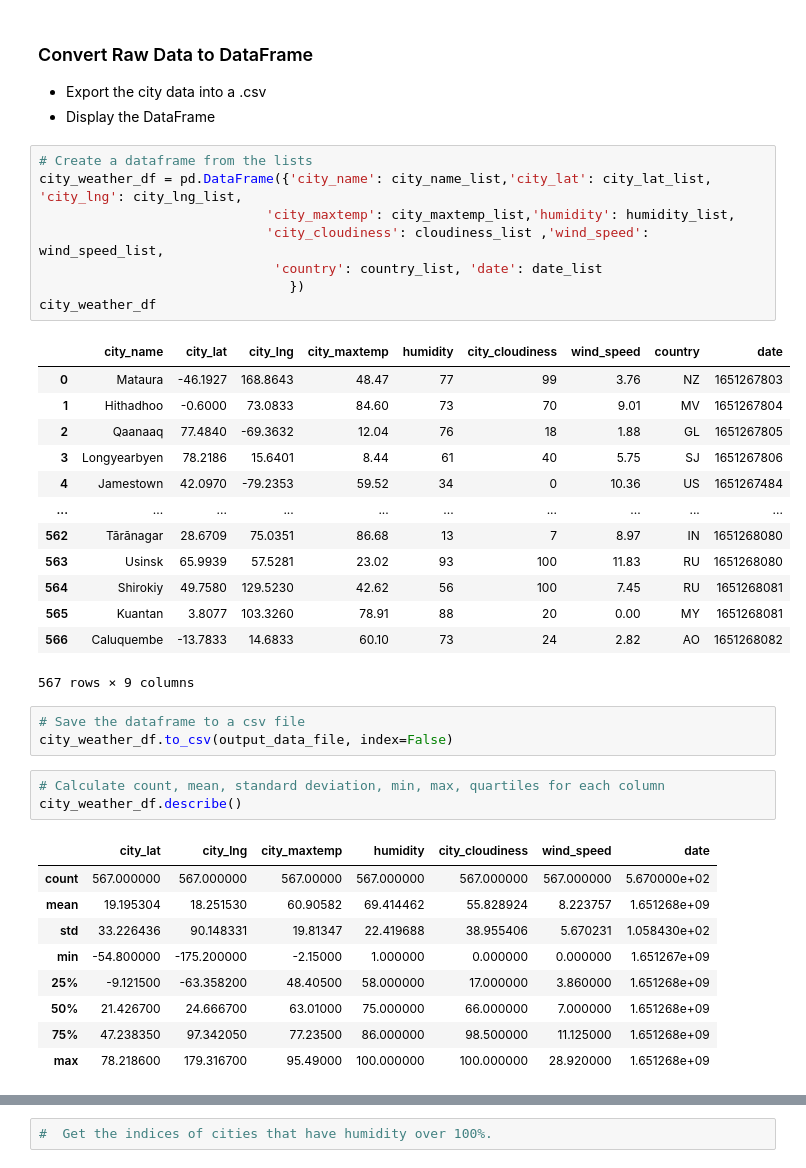
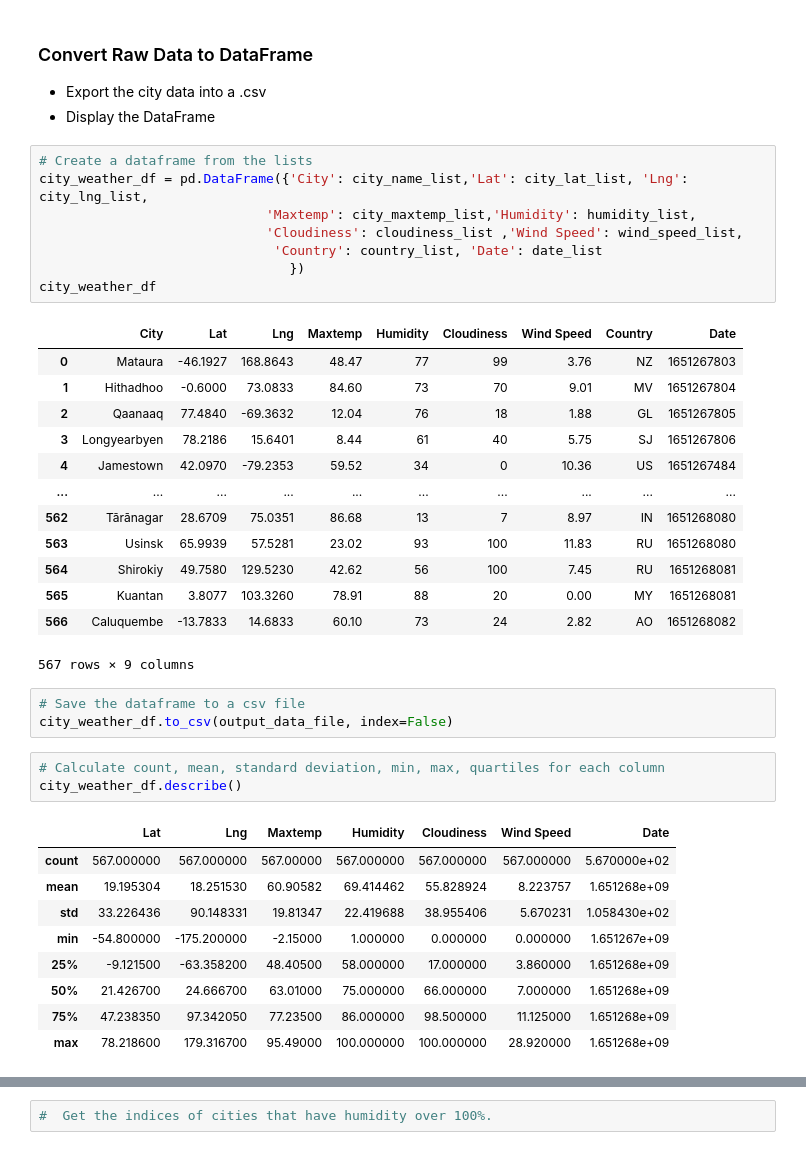
Before and after one commit to vasantap/python-api-challenge, a Jupyter notebook: WeatherPy/WeatherPy.ipynb, the cells around one changed output, grey strips where cells are left out. Drawn from its saved outputs; the diff is of its cells as text.

```diff
--- a/WeatherPy/WeatherPy.ipynb
+++ b/WeatherPy/WeatherPy.ipynb
@@ -141,14 +141,14 @@ Data Retrieval Complete
 - Display the DataFrame
 # %%
 # Create a dataframe from the lists
-city_weather_df = pd.DataFrame({'city_name': city_name_list,'city_lat': city_lat_list, 'city_lng': city_lng_list,
-                             'city_maxtemp': city_maxtemp_list,'humidity': humidity_list,
-                             'city_cloudiness': cloudiness_list ,'wind_speed': wind_speed_list,
-                              'country': country_list, 'date': date_list
+city_weather_df = pd.DataFrame({'City': city_name_list,'Lat': city_lat_list, 'Lng': city_lng_list,
+                             'Maxtemp': city_maxtemp_list,'Humidity': humidity_list,
+                             'Cloudiness': cloudiness_list ,'Wind Speed': wind_speed_list,
+                              'Country': country_list, 'Date': date_list
                                 })
 city_weather_df
 # %% [output]
-|  | city_name | city_lat | city_lng | city_maxtemp | humidity | city_cloudiness | wind_speed | country | date |
+|  | City | Lat | Lng | Maxtemp | Humidity | Cloudiness | Wind Speed | Country | Date |
 | 0 | Mataura | -46.1927 | 168.8643 | 48.47 | 77 | 99 | 3.76 | NZ | 1651267803 |
 | 1 | Hithadhoo | -0.6000 | 73.0833 | 84.60 | 73 | 70 | 9.01 | MV | 1651267804 |
 | 2 | Qaanaaq | 77.4840 | -69.3632 | 12.04 | 76 | 18 | 1.88 | GL | 1651267805 |
@@ -168,7 +168,7 @@ city_weather_df.to_csv(output_data_file, index=False)
 # Calculate count, mean, standard deviation, min, max, quartiles for each column
 city_weather_df.describe()
 # %% [output]
-|  | city_lat | city_lng | city_maxtemp | humidity | city_cloudiness | wind_speed | date |
+|  | Lat | Lng | Maxtemp | Humidity | Cloudiness | Wind Speed | Date |
 | count | 567.000000 | 567.000000 | 567.00000 | 567.000000 | 567.000000 | 567.000000 | 5.670000e+02 |
 | mean | 19.195304 | 18.251530 | 60.90582 | 69.414462 | 55.828924 | 8.223757 | 1.651268e+09 |
 | std | 33.226436 | 90.148331 | 19.81347 | 22.419688 | 38.955406 | 5.670231 | 1.058430e+02 |
```
Also changed, not shown: parts of 3 cells of this notebook, 1 other file.
